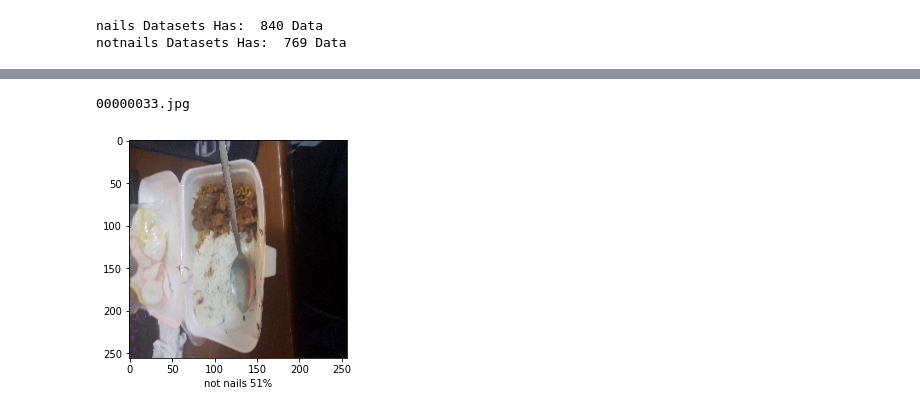
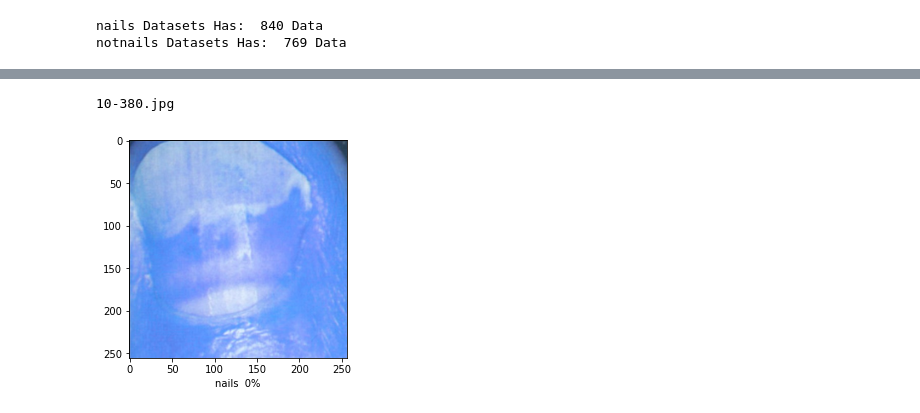
Before and after one commit to mj3smile/capstone_Xplisit, a Jupyter notebook: nailornot.ipynb, the cells around one changed output, grey strips where cells are left out. Drawn from its saved outputs; the diff is of its cells as text; code cells hidden in the pictures.

```diff
--- a/nailornot.ipynb
+++ b/nailornot.ipynb
@@ -299,23 +250,22 @@ count2 = 0
 for file in files:
   count += 1
   path = SOURCE + file
-  img = image.load_img(path, target_size=(IMGSIZE, IMGSIZE))
-  img = np.array(img)
+  image = cv2.imread(path)
+  image = cv2.resize(image, (IMGSIZE, IMGSIZE))
+  img = np.array(image).reshape(-1, IMGSIZE, IMGSIZE, 3)
   img = img/255.
   xy = img
-  xy = np.expand_dims(img, axis=0)
+  xy = np.expand_dims(img, axis=-1)
   images = np.vstack([xy])
-  predictions = model.predict(images, batch_size=32)
+  predictions = model.predict([images], batch_size=32)
 
 
   print(file)
-  imgplot = plt.imshow(img)
-  if(predictions >= 0.5):
-    plt.xlabel("{} {:2.0f}%".format("nails",
-                             100*np.max(predictions)))
-  else:
-    plt.xlabel("{} {:2.0f}%".format("not nails",
-                             100*(1-np.max(predictions))))
+  imgplot = plt.imshow(image)
+  plt.xlabel("{} {:2.0f}%".format(CATEGORIES[int(predictions[0][0])],
+                             100*(np.max(predictions))))
+
+  if(CATEGORIES[int(predictions[0][0])] == "notnails"):
     count2 += 1
 
   plt.show()
@@ -346,26 +296,24 @@ Saving test 1.jpg to test 1.jpg
 # %%
 for fn in uploaded.keys():
 
   # predicting images
   path = fn
-  img = image.load_img(path, target_size=(IMGSIZE, IMGSIZE))
-  img = np.array(img)
+  image = cv2.imread(path)
+  image = cv2.resize(image, (IMGSIZE, IMGSIZE))
+  img = np.array(image).reshape(-1, IMGSIZE, IMGSIZE, 3)
   img = img/255.
   xy = img
-  xy = np.expand_dims(img, axis=0)
+  xy = np.expand_dims(img, axis=-1)
   images = np.vstack([xy])
-  predictions = model.predict(images, batch_size=32)
+  predictions = model.predict([images])
+
 
   print(file)
-  imgplot = plt.imshow(img)
-  if(predictions >= 0.5):
-    plt.xlabel("{} {:2.0f}%".format("nails",
-                             100*np.max(predictions)))
-  else:
-    plt.xlabel("{} {:2.0f}%".format("not nails",
-                             100*(1-np.max(predictions))))
+  imgplot = plt.imshow(image)
+  plt.xlabel("{} {:2.0f}%".format(CATEGORIES[int(predictions[0][0])],
+                             100*(np.max(predictions))))
 
   plt.show()
 # %% [output]
-00000033.jpg
+10-380.jpg
-[figure, old version]
+[figure, new version]
```
Also changed, not shown: parts of 17 cells of this notebook.
